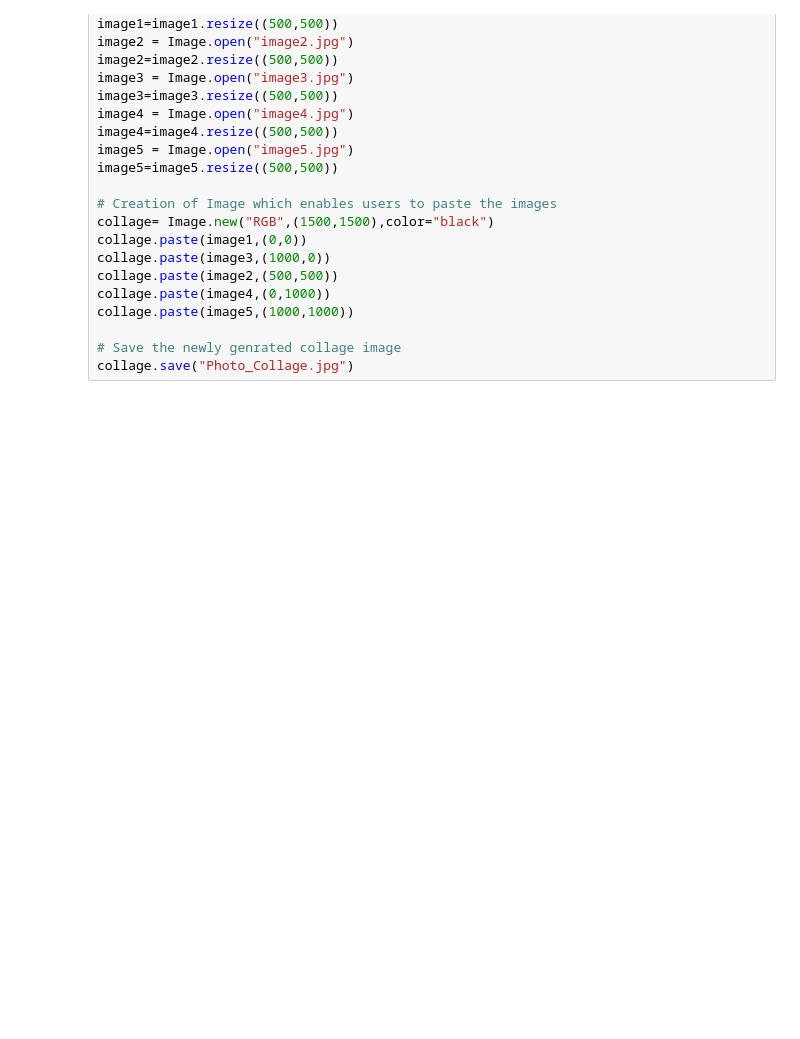
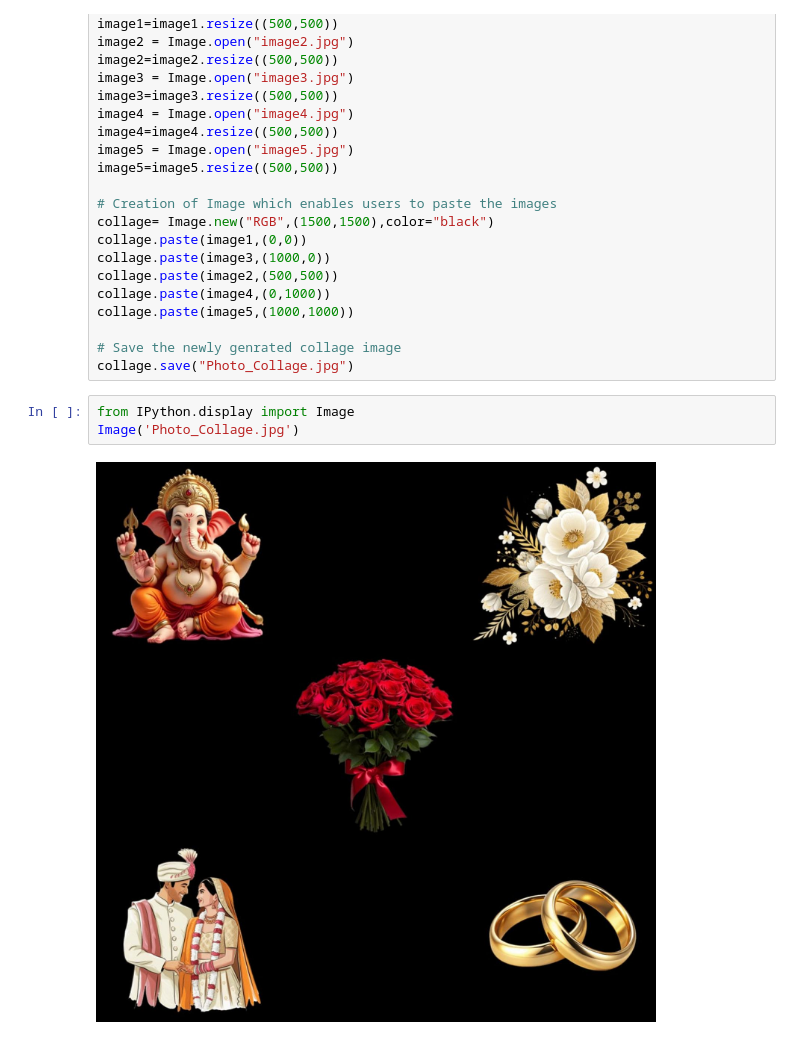
Before and after one commit to SwatiGoudappanavar/PhotoCollageMaker, a Jupyter notebook: PhotoCollage.ipynb, the cells around one changed output. Cells and saved outputs as stored; diff of their text form; blank space fills up the shorter version.

```diff
--- a/PhotoCollage.ipynb
+++ b/PhotoCollage.ipynb
@@ -26,3 +26,8 @@ collage.paste(image5,(1000,1000))
 
 # Save the newly genrated collage image
 collage.save("Photo_Collage.jpg")
+# %%
+from IPython.display import Image
+Image('Photo_Collage.jpg')
+# %% [output]
+[figure, added]
```
